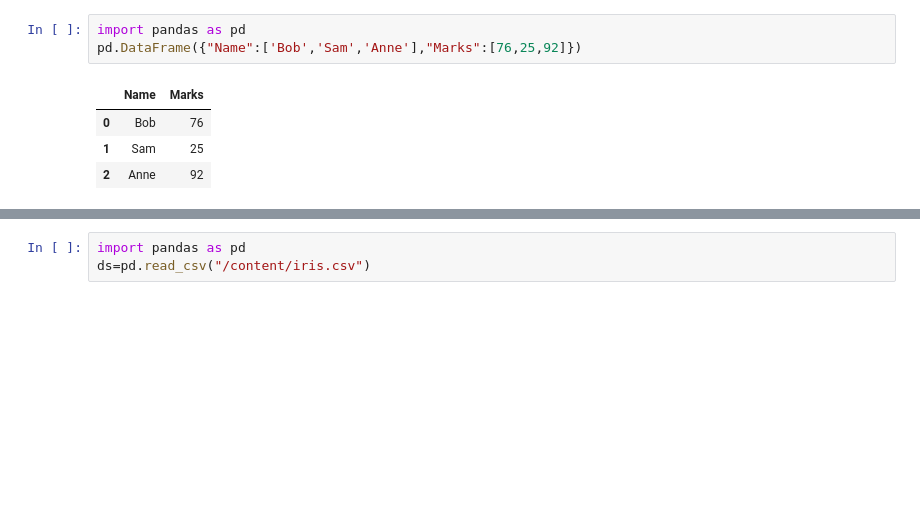
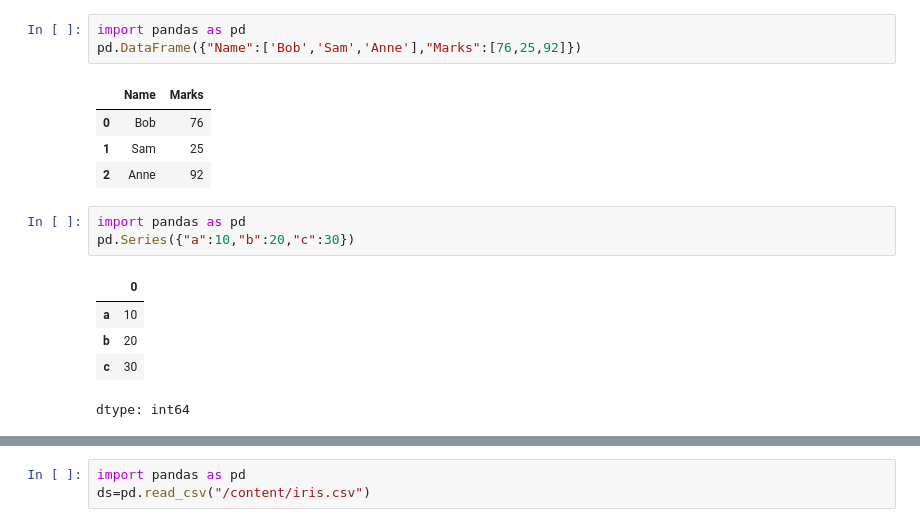
Before and after one commit to Ashutosh4328/Infosys_springboard-6.0, a Jupyter notebook: Ashutosh_Infosys_SkillMatch.ipynb, the cells around one changed output, grey strips where cells are left out. Saved outputs shown, nothing was run; the diff lists cells and outputs as text; blank space fills up the shorter version.

```diff
--- a/Ashutosh_Infosys_SkillMatch.ipynb
+++ b/Ashutosh_Infosys_SkillMatch.ipynb
@@ -155,3 +155,12 @@ pd.DataFrame({"Name":['Bob','Sam','Anne'],"Marks":[76,25,92]})
 | 0 | Bob | 76 |
 | 1 | Sam | 25 |
 | 2 | Anne | 92 |
+# %%
+import pandas as pd
+pd.Series({"a":10,"b":20,"c":30})
+# %% [output]
+|  | 0 |
+| a | 10 |
+| b | 20 |
+| c | 30 |
+dtype: int64
```
Also changed, not shown: parts of 4 cells of this notebook.
